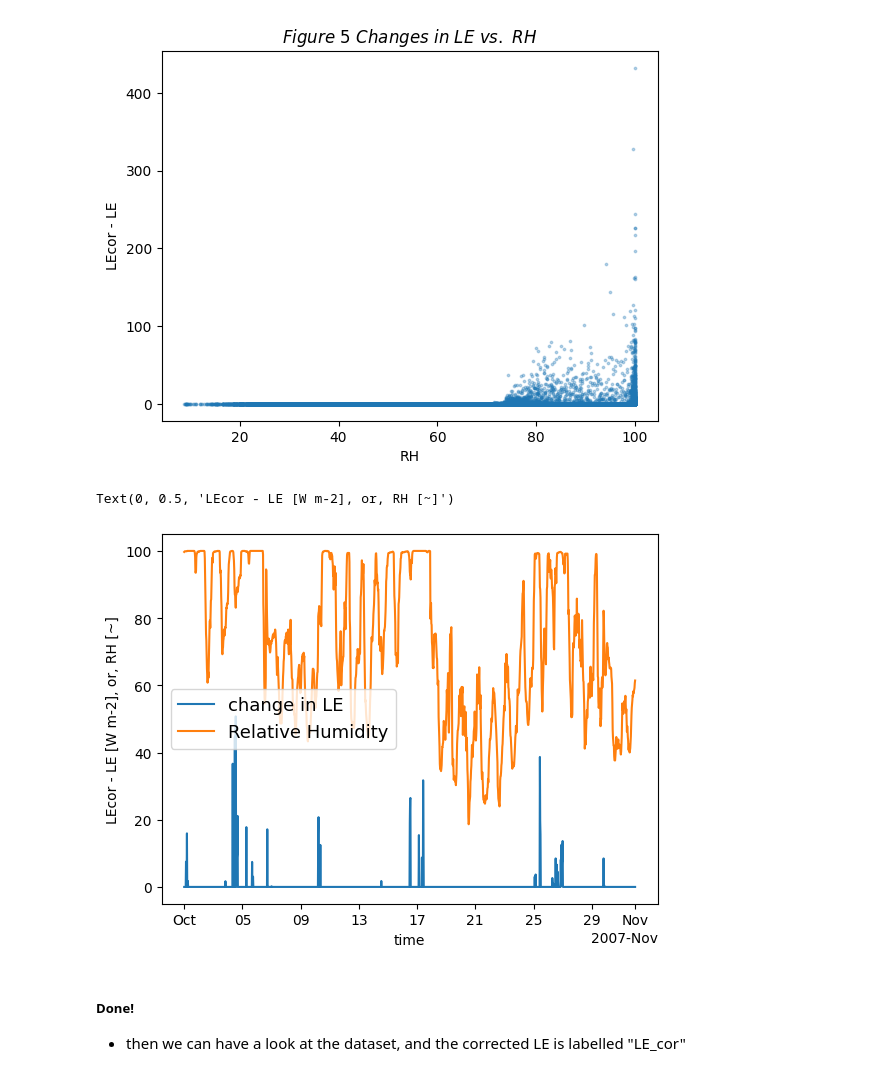
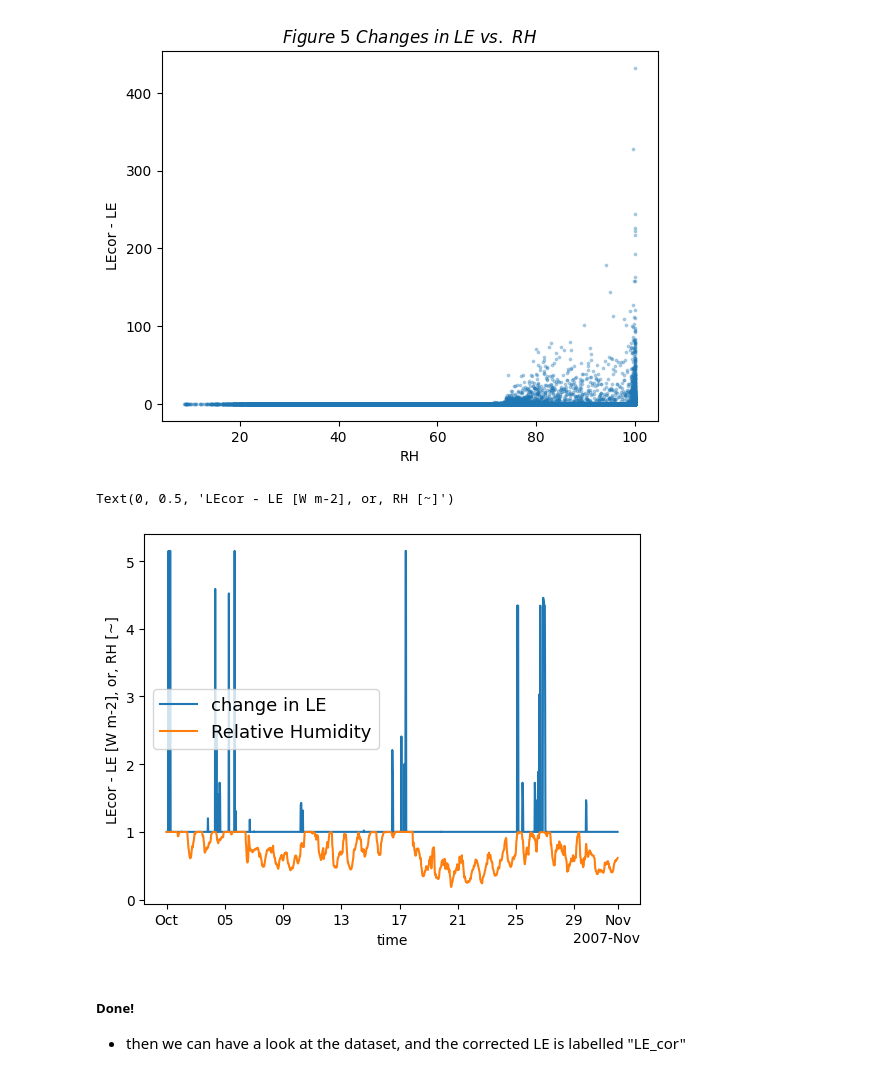
Before and after one commit to WJ714/HRHC_mpi_bgc, a Jupyter notebook: hrhc_tutorial_colab.ipynb, the cells around one changed output. Saved outputs shown, nothing was run; the diff lists cells and outputs as text; code cells hidden in the pictures.

Commit message:
update the plot for diff_cor vs. RH

```diff
--- a/hrhc_tutorial_colab.ipynb
+++ b/hrhc_tutorial_colab.ipynb
@@ -186,14 +193,14 @@ Text(0.5, 1.0, '$Figure\\ 5\\ Changes\\ in\\ LE\\ vs.\\ RH$')
 [figure]
 # %%
 plt.figure()
-(ds.LEcor-ds.LE).sel(time='2007-10').plot(label='change in LE')
-(ds.RH).sel(time='2007-10').plot(label='Relative Humidity')
+(ds.LEcor/ds.LE).sel(time='2007-10').plot(label='change in LE')
+(ds.RH/100).sel(time='2007-10').plot(label='Relative Humidity')
 plt.legend(fontsize=13, loc='center left')
 plt.ylabel('LEcor - LE [W m-2], or, RH [~]')
 # plt.title(r'$Figure\ 5\ Changes\ in\ LE\ vs.\ RH$')
 # %% [output]
 Text(0, 0.5, 'LEcor - LE [W m-2], or, RH [~]')
-[figure, old version]
+[figure, new version]
 # %% [markdown]
 ##### Done!
 - then we can have a look at the dataset, and the corrected LE is labelled "LE_cor"
```
Also changed, not shown: parts of 4 cells of this notebook.
